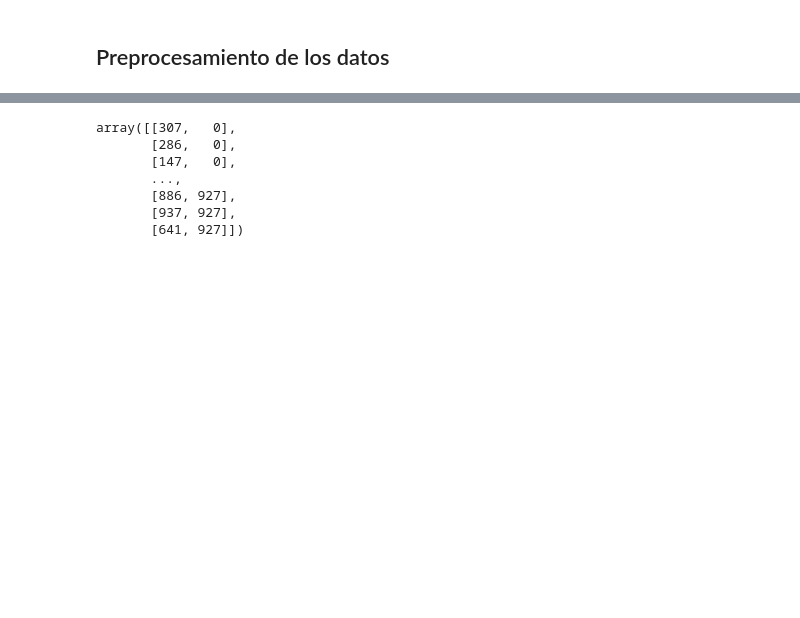
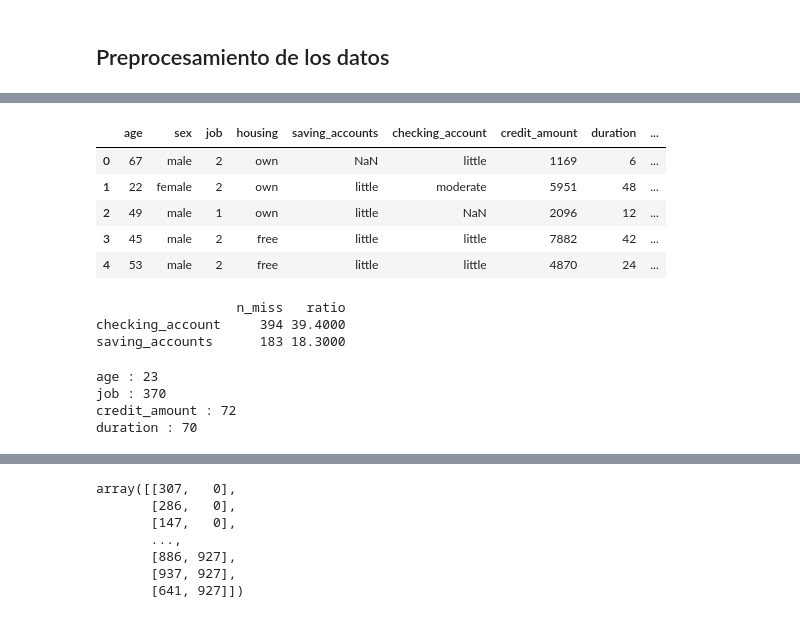
Before and after one commit to alangrosso/datapath-mle, a Jupyter notebook: 04-mlflow/mlf_notebook.ipynb, the cells around one changed output, grey strips where cells are left out. Drawn from its saved outputs; the diff is of its cells as text; code cells hidden in the pictures; blank space fills up the shorter version.

```diff
--- a/04-mlflow/mlf_notebook.ipynb
+++ b/04-mlflow/mlf_notebook.ipynb
@@ -92,0 +102,32 @@ profile.to_notebook_iframe()
+# %%
+# Corrección de columnas
+ncols = []
+for x in data.columns:
+    ncols.append('_'.join(x.lower().split()[:]))
+
+data.columns = ncols
+
+data.head()
+# %% [output]
+|  | age | sex | job | housing | saving_accounts | checking_account | credit_amount | duration | ... |
+| 0 | 67 | male | 2 | own | NaN | little | 1169 | 6 | ... |
+| 1 | 22 | female | 2 | own | little | moderate | 5951 | 48 | ... |
+| 2 | 49 | male | 1 | own | little | NaN | 2096 | 12 | ... |
+| 3 | 45 | male | 2 | free | little | little | 7882 | 42 | ... |
+| 4 | 53 | male | 2 | free | little | little | 4870 | 24 | ... |
+# %%
+# Missing Values
+def missing_values_table(dataframe):
+    variables_with_na = [col for col in dataframe.columns if dataframe[col].isnull().sum() > 0]
+    n_miss = dataframe[variables_with_na].isnull().sum().sort_values(ascending=False)
+    ratio = (dataframe[variables_with_na].isnull().sum() / dataframe.shape[0] * 100).sort_values(ascending=False)
+    missing_df = pd.concat([n_miss, np.round(ratio, 2)], axis=1, keys=['n_miss', 'ratio'])
+    print(missing_df)
+    # return variables_with_na
+
+
+missing_values_table(data)
+# %% [output]
+                  n_miss   ratio
+checking_account     394 39.4000
+saving_accounts      183 18.3000
@@ -92,0 +138,33 @@ profile.to_notebook_iframe()
+# %%
+# Outliers Analysis
+
+def outlier_thresholds(dataframe, variable):
+    quartile1 = dataframe[variable].quantile(0.25)
+    quartile3 = dataframe[variable].quantile(0.75)
+    interquantile_range = quartile3 - quartile1
+    up_limit = quartile3 + 1.5 * interquantile_range
+    low_limit = quartile1 - 1.5 * interquantile_range
+    return low_limit, up_limit
+
+
+def has_outliers(dataframe, num_col_names, plot=False):
+    variable_names = []
+    for col in num_col_names:
+        low_limit, up_limit = outlier_thresholds(dataframe, col)
+        if dataframe[(dataframe[col] > up_limit) | (dataframe[col] < low_limit)].any(axis=None):
+            number_of_outliers = dataframe[(dataframe[col] > up_limit) | (dataframe[col] < low_limit)].shape[0]
+            print(col, ":", number_of_outliers)
+            variable_names.append(col)
+            if plot:
+                sns.boxplot(x=dataframe[col])
+                plt.show()
+    # return variable_names
+
+num_cols = [col for col in data.columns if data[col].dtypes != 'O' and col not in "Id"]
+
+has_outliers(data, num_cols)
+# %% [output]
+age : 23
+job : 370
+credit_amount : 72
+duration : 70
```
Also changed, not shown: parts of 10 cells of this notebook, 1 other file.
